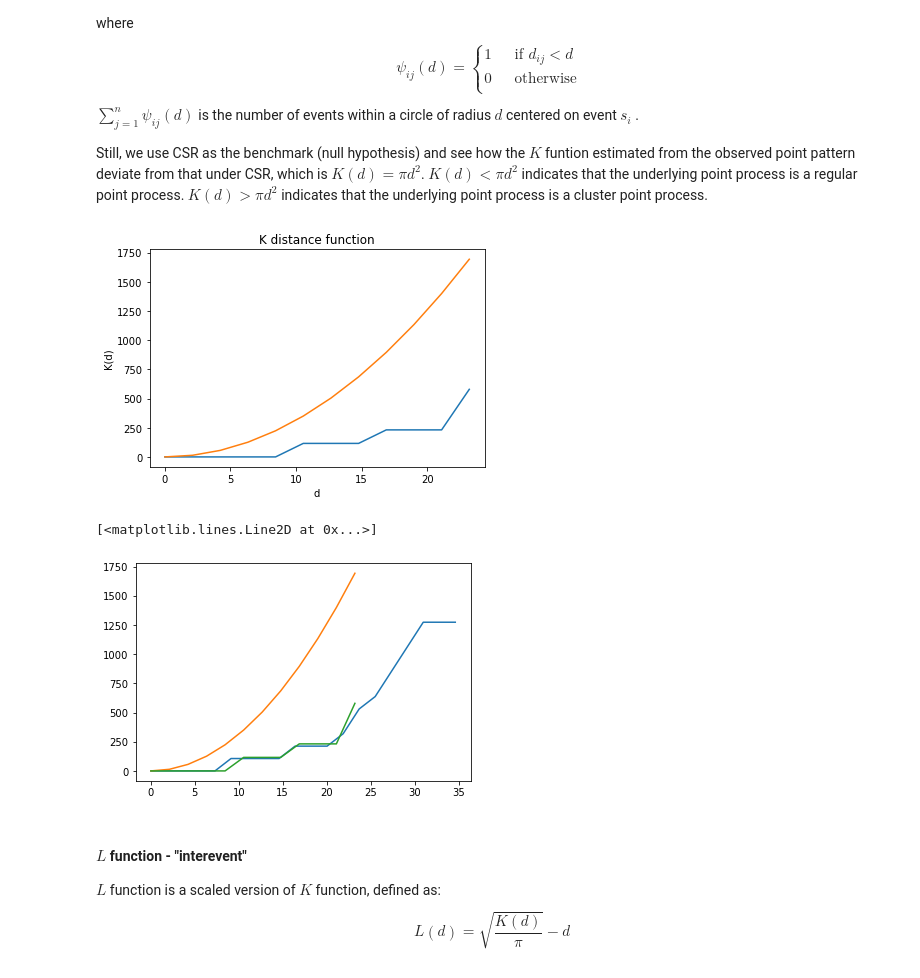
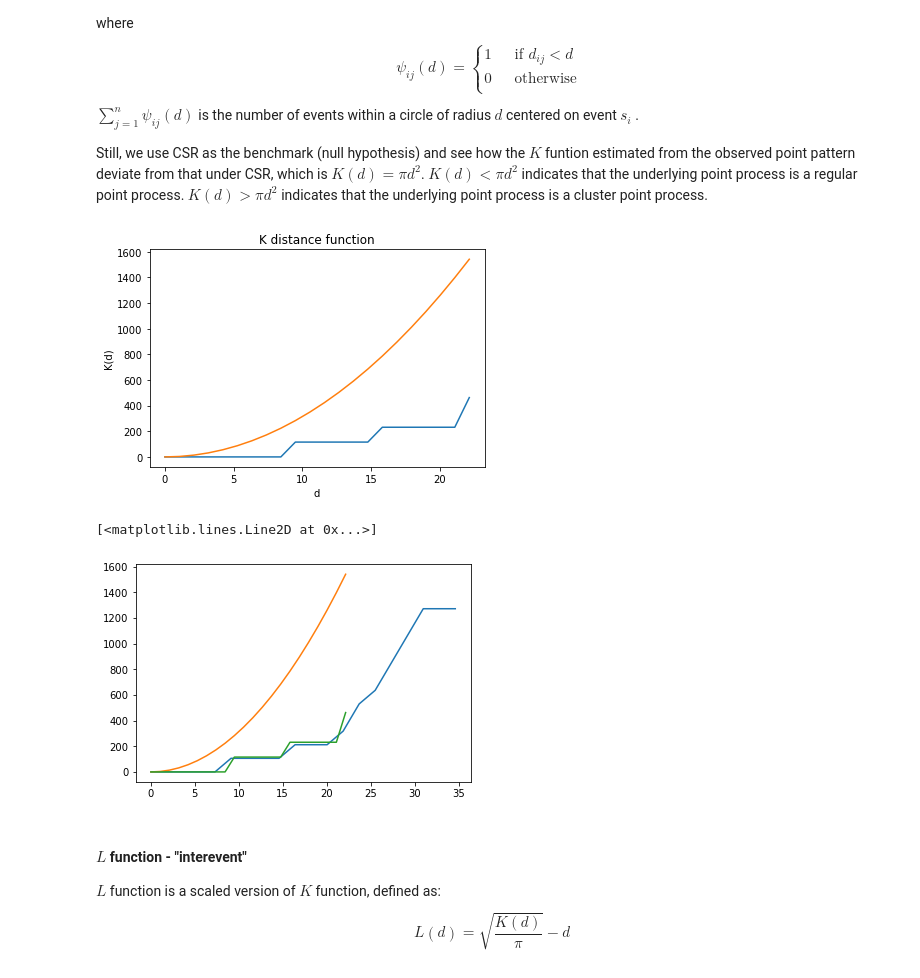
Before and after one commit to pysal/pointpats, a Jupyter notebook: notebooks/distance_statistics-numpy-oriented.ipynb, the cells around one changed output. Cells and saved outputs as stored; diff of their text form; code cells hidden in the pictures.

```diff
--- a/notebooks/distance_statistics-numpy-oriented.ipynb
+++ b/notebooks/distance_statistics-numpy-oriented.ipynb
@@ -36,10 +36,10 @@ Mean nearest neighbor distance statistic
 
 $$\bar{d}_{min}=\frac{1}{n} \sum_{i=1}^n d_{min}(s_i)$$
 # %%
-points = [[66.22, 32.54], [22.52, 22.39], [31.01, 81.21],
-          [9.47, 31.02],  [30.78, 60.10], [75.21, 58.93],
-          [79.26,  7.68], [8.23, 39.93],  [98.73, 77.17],
-          [89.78, 42.53], [65.19, 92.08], [54.46, 8.48]]
+points = np.array([[66.22, 32.54], [22.52, 22.39], [31.01, 81.21],
+                   [9.47, 31.02],  [30.78, 60.10], [75.21, 58.93],
+                   [79.26,  7.68], [8.23, 39.93],  [98.73, 77.17],
+                   [89.78, 42.53], [65.19, 92.08], [54.46, 8.48]])
 pp = PointPattern(points)
 kdt = spatial.KDTree(points)
 # %% [markdown]
@@ -161,17 +138,17 @@ $\sum_{j=1}^n \psi_{ij}(d)$ is the number of events within a circle of radius $d
 
 Still, we use CSR as the benchmark (null hypothesis) and see how the $K$ funtion estimated from the observed point pattern deviate from that under CSR, which is $K(d)=\pi d^2$. $K(d)<\pi d^2$ indicates that the underlying point process is a regular point process. $K(d)>\pi d^2$ indicates that the underlying point process is a cluster point process.
 # %%
-kp1 = K(pp)
+kp1 = K(pp, intervals=20)
 kp1.plot()
 # %% [output]
-[figure, old version]
+[figure, new version]
 # %%
 plt.plot(*ripley.k_function(points, support=20))
 plt.plot(kp1.d, kp1.ev)
 plt.plot(kp1.d, kp1.k)
 # %% [output]
 [<matplotlib.lines.Line2D at 0x...>]
-[figure, old version]
+[figure, new version]
 # %% [markdown]
 #### $L$ function - "interevent"
 
```
Also changed, not shown: parts of 38 cells of this notebook.
